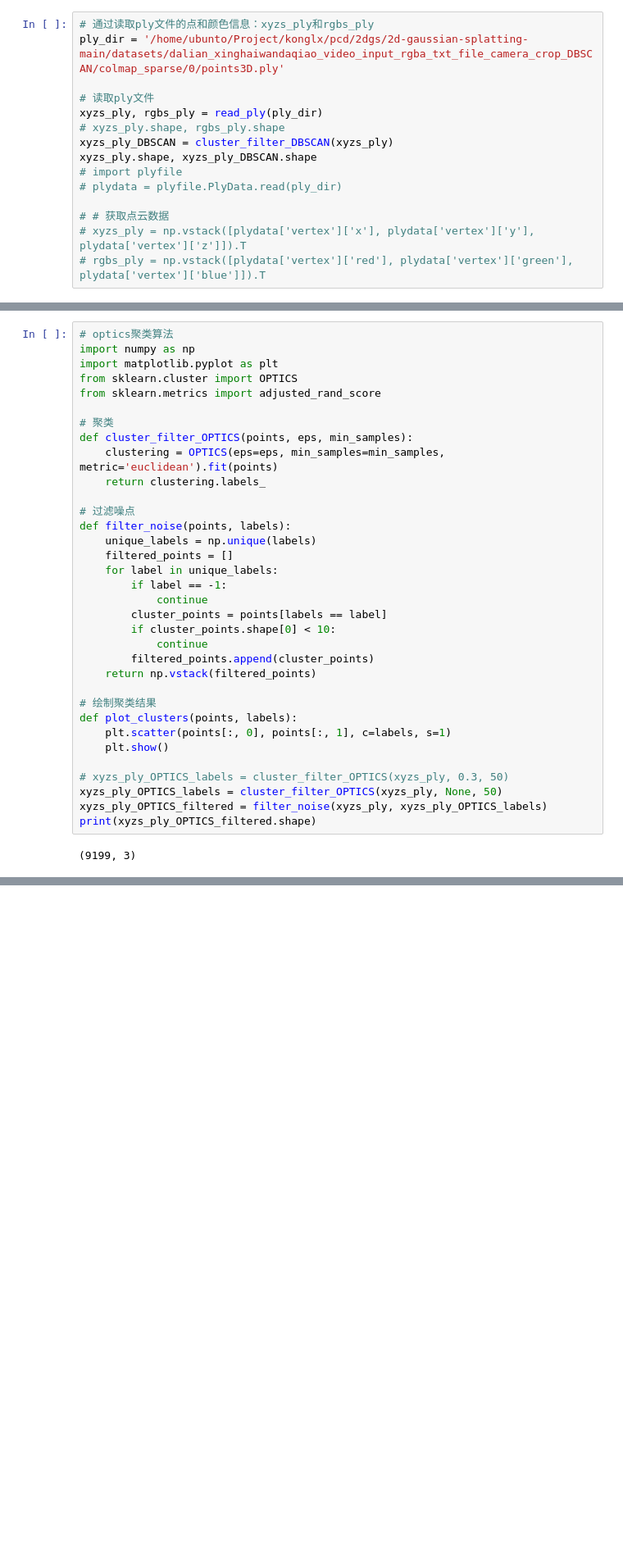
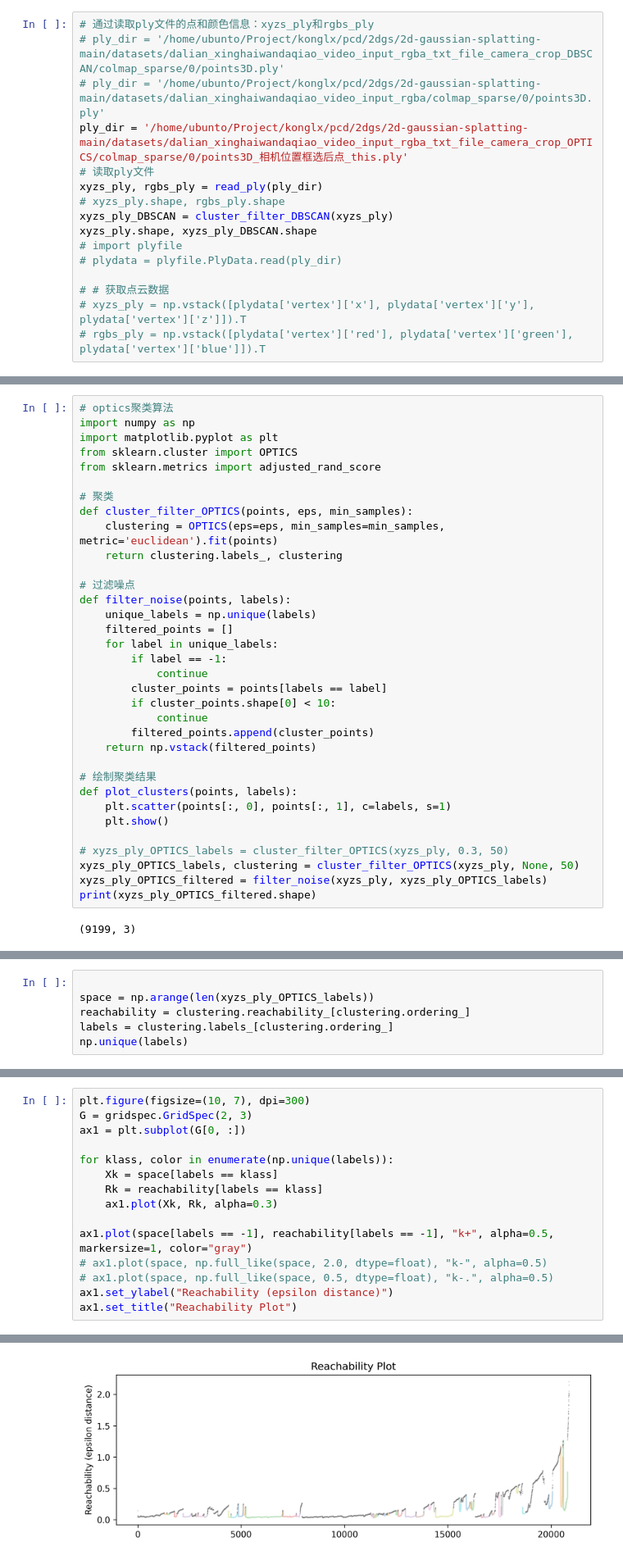
Before and after one commit to konglingxue123/2d-gaussian-splatting, a Jupyter notebook: tools/读取colmap的bin和txt文件并聚类过滤噪点处理.ipynb, the cells around one changed output, grey strips where cells are left out. Shown at 82% size. Drawn from its saved outputs; the diff is of its cells as text; blank space fills up the shorter version.

```diff
--- a/tools/读取colmap的bin和txt文件并聚类过滤噪点处理.ipynb
+++ b/tools/读取colmap的bin和txt文件并聚类过滤噪点处理.ipynb
@@ -222,8 +222,9 @@ xyzs_DBSCAN = cluster_filter_DBSCAN(xyzs)
 Estimated number of clusters: 270
 # %%
 # 通过读取ply文件的点和颜色信息：xyzs_ply和rgbs_ply
-ply_dir = '/home/ubunto/Project/konglx/pcd/2dgs/2d-gaussian-splatting-main/datasets/dalian_xinghaiwandaqiao_video_input_rgba_txt_file_camera_crop_DBSCAN/colmap_sparse/0/points3D.ply'
-
+# ply_dir = '/home/ubunto/Project/konglx/pcd/2dgs/2d-gaussian-splatting-main/datasets/dalian_xinghaiwandaqiao_video_input_rgba_txt_file_camera_crop_DBSCAN/colmap_sparse/0/points3D.ply'
+# ply_dir = '/home/ubunto/Project/konglx/pcd/2dgs/2d-gaussian-splatting-main/datasets/dalian_xinghaiwandaqiao_video_input_rgba/colmap_sparse/0/points3D.ply'
+ply_dir = '/home/ubunto/Project/konglx/pcd/2dgs/2d-gaussian-splatting-main/datasets/dalian_xinghaiwandaqiao_video_input_rgba_txt_file_camera_crop_OPTICS/colmap_sparse/0/points3D_相机位置框选后点_this.ply'
 # 读取ply文件
 xyzs_ply, rgbs_ply = read_ply(ply_dir)
 # xyzs_ply.shape, rgbs_ply.shape
@@ -883,7 +979,7 @@ from sklearn.metrics import adjusted_rand_score
 # 聚类
 def cluster_filter_OPTICS(points, eps, min_samples):
     clustering = OPTICS(eps=eps, min_samples=min_samples, metric='euclidean').fit(points)
-    return clustering.labels_
+    return clustering.labels_, clustering
 
 # 过滤噪点
 def filter_noise(points, labels):
@@ -904,7 +1000,7 @@ def plot_clusters(points, labels):
     plt.show()
 
 # xyzs_ply_OPTICS_labels = cluster_filter_OPTICS(xyzs_ply, 0.3, 50)
-xyzs_ply_OPTICS_labels = cluster_filter_OPTICS(xyzs_ply, None, 50)
+xyzs_ply_OPTICS_labels, clustering = cluster_filter_OPTICS(xyzs_ply, None, 50)
 xyzs_ply_OPTICS_filtered = filter_noise(xyzs_ply, xyzs_ply_OPTICS_labels)
 print(xyzs_ply_OPTICS_filtered.shape)
 # %% [output]
@@ -911,0 +1016,6 @@ print(xyzs_ply_OPTICS_filtered.shape)
+# %%
+
+space = np.arange(len(xyzs_ply_OPTICS_labels))
+reachability = clustering.reachability_[clustering.ordering_]
+labels = clustering.labels_[clustering.ordering_]
+np.unique(labels)
@@ -911,0 +1026,16 @@ print(xyzs_ply_OPTICS_filtered.shape)
+# %%
+plt.figure(figsize=(10, 7), dpi=300)
+G = gridspec.GridSpec(2, 3)
+ax1 = plt.subplot(G[0, :])
+
+for klass, color in enumerate(np.unique(labels)):
+    Xk = space[labels == klass]
+    Rk = reachability[labels == klass]
+    ax1.plot(Xk, Rk, alpha=0.3)
+
+ax1.plot(space[labels == -1], reachability[labels == -1], "k+", alpha=0.5, markersize=1, color="gray")
+# ax1.plot(space, np.full_like(space, 2.0, dtype=float), "k-", alpha=0.5)
+# ax1.plot(space, np.full_like(space, 0.5, dtype=float), "k-.", alpha=0.5)
+ax1.set_ylabel("Reachability (epsilon distance)")
+ax1.set_title("Reachability Plot")
+# %% [output]
@@ -911,0 +1043 @@ print(xyzs_ply_OPTICS_filtered.shape)
+[figure, added]
```
Also changed, not shown: parts of 13 cells of this notebook.
